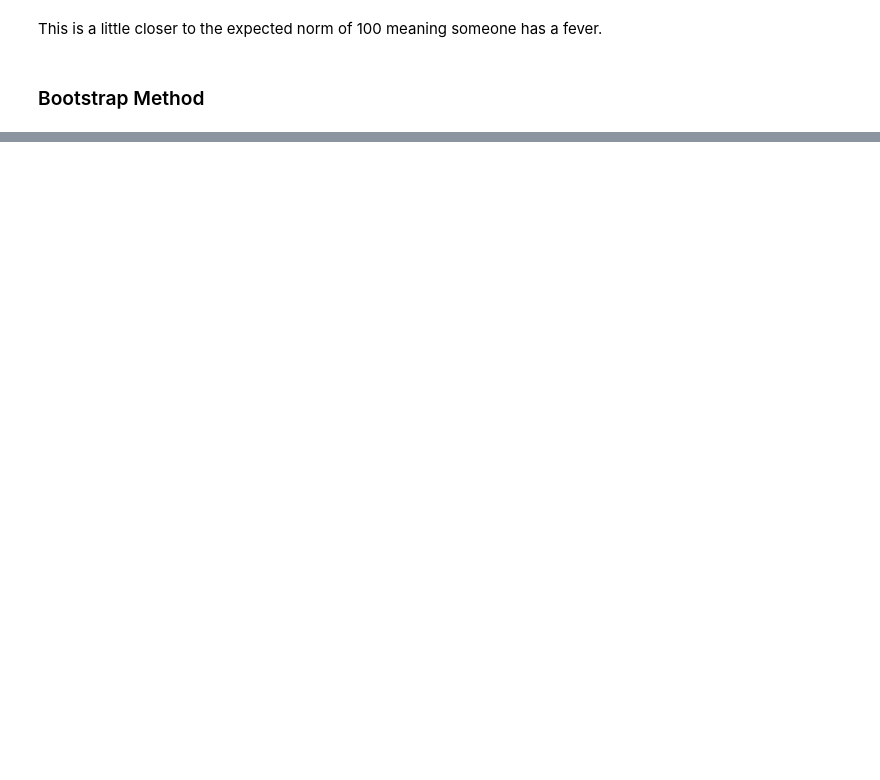
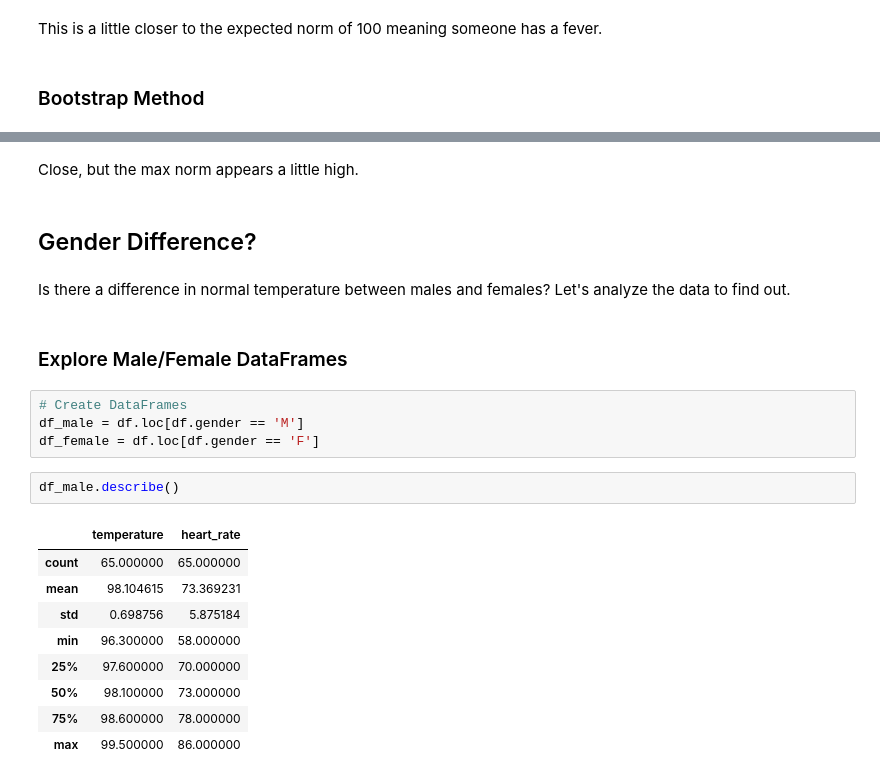
Before and after one commit to coreyjwade/Body_Temperature, a Jupyter notebook: Mean_Body_Temperature.ipynb, the cells around one changed output, grey strips where cells are left out. Drawn from its saved outputs; the diff is of its cells as text; blank space fills up the shorter version.

```diff
--- a/Mean_Body_Temperature.ipynb
+++ b/Mean_Body_Temperature.ipynb
@@ -531,0 +415,24 @@ print(x)
+# %% [markdown]
+Close, but the max norm appears a little high.
+# %% [markdown]
+## Gender Difference?
+# %% [markdown]
+Is there a difference in normal temperature between males and females? Let's analyze the data to find out.
+# %% [markdown]
+### Explore Male/Female DataFrames
+# %%
+# Create DataFrames
+df_male = df.loc[df.gender == 'M']
+df_female = df.loc[df.gender == 'F']
+# %%
+df_male.describe()
+# %% [output]
+|  | temperature | heart_rate |
+| count | 65.000000 | 65.000000 |
+| mean | 98.104615 | 73.369231 |
+| std | 0.698756 | 5.875184 |
+| min | 96.300000 | 58.000000 |
+| 25% | 97.600000 | 70.000000 |
+| 50% | 98.100000 | 73.000000 |
+| 75% | 98.600000 | 78.000000 |
+| max | 99.500000 | 86.000000 |
```
Also changed, not shown: parts of 53 cells of this notebook.
